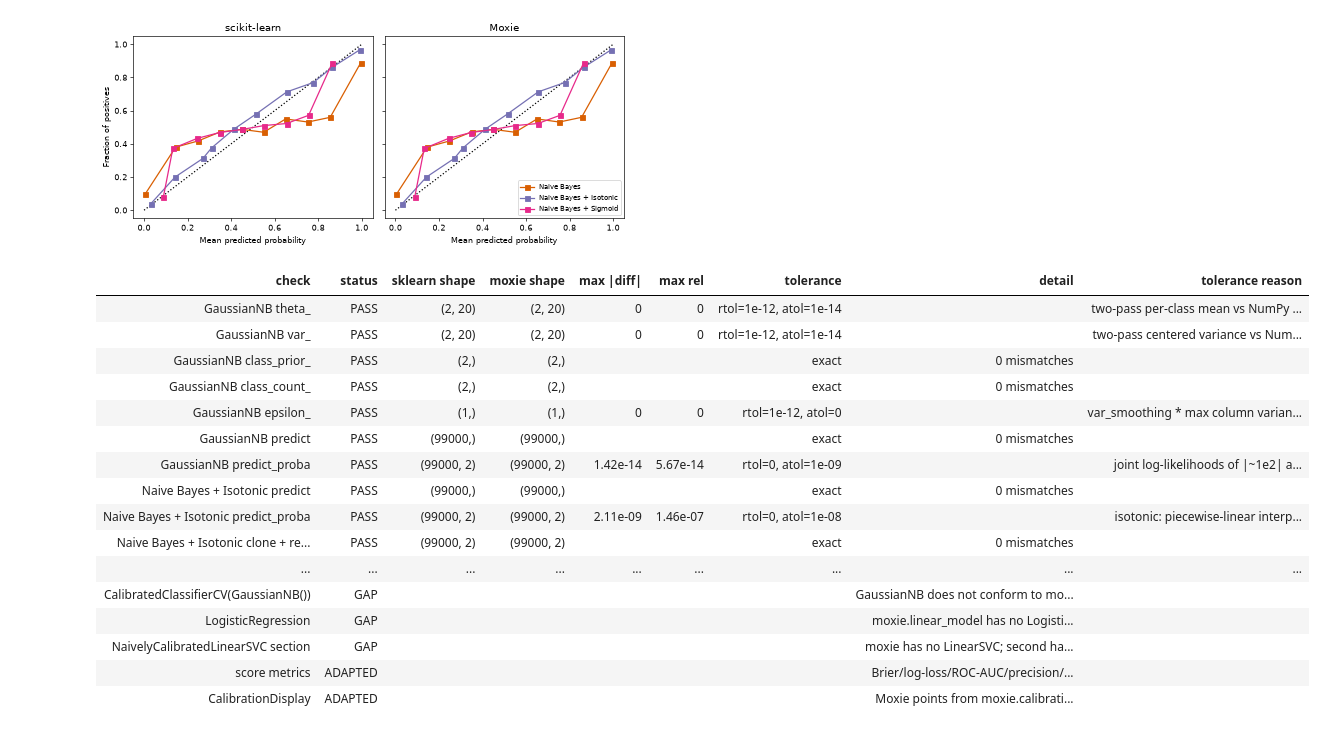
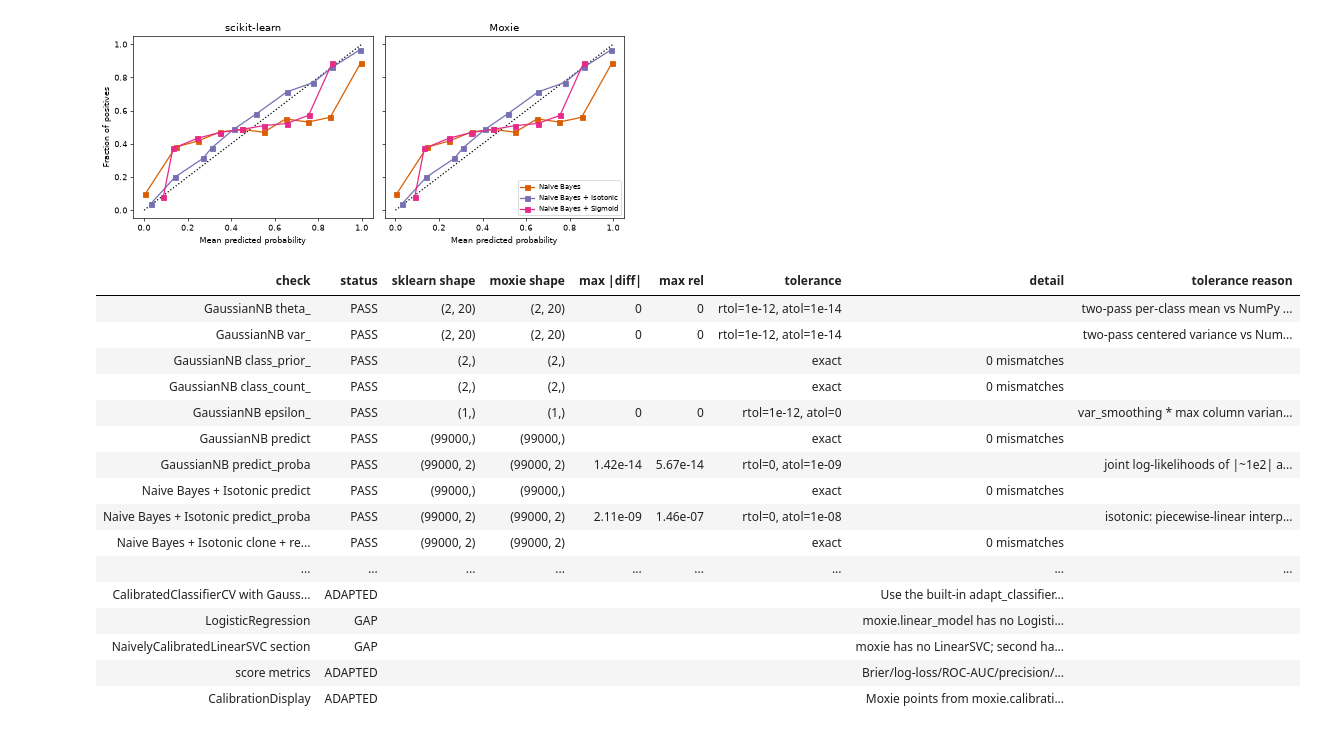
Before and after one commit to idlab-discover/moxie, a Jupyter notebook: notebooks/naive_bayes/plot_calibration_curve.ipynb, the cells around one changed output. Saved outputs shown, nothing was run; the diff lists cells and outputs as text; code cells hidden in the pictures.

Commit message:
feat(naive_bayes): adapt dense classifiers for calibration

```diff
--- a/notebooks/naive_bayes/plot_calibration_curve.ipynb
+++ b/notebooks/naive_bayes/plot_calibration_curve.ipynb
@@ -289,37 +243,36 @@ for name in ["Naive Bayes + Isotonic", "Naive Bayes + Sigmoid"]:
                reason="isotonic: piecewise-linear interpolation of the same GaussianNB probabilities; sigmoid: "
                       "Platt scaling fitted by an iterative optimizer (L-BFGS, tolerance-bounded) on each fold")
     nb.compare(f"{name} clone + refit predict_proba", mx[f"{tag}_proba"], mx[f"{tag}_refit_proba"], exact=True)
 for name, tag in tags.items():
     nb.compare(f"{name} calibration_curve prob_true", sk_curves[name][0], mx[f"{tag}_prob_true"], rtol=1e-9, atol=1e-9,
                reason="bin fractions; equal unless a probability sits on a bin edge")
     nb.compare(f"{name} calibration_curve prob_pred", sk_curves[name][1], mx[f"{tag}_prob_pred"], rtol=1e-8, atol=1e-8,
                reason="bin means of probabilities that themselves carry the tolerances above")
 nb.compare("score table (Brier, log loss, ROC AUC, precision, recall, F1)", score_df.loc[list(tags)].to_numpy(),
            mx_df.to_numpy(), rtol=1e-6, atol=1e-7, reason="metrics of the probabilities compared above")
-nb.note("CalibratedClassifierCV(GaussianNB())", "GAP",
-        "GaussianNB does not conform to moxie.calibration.CalibrationEstimator; the notebook writes a 40-line "
-        "forwarding adapter. Owners: naive_bayes/calibration (ship adapters or a generic probability bridge).")
+nb.note("CalibratedClassifierCV with GaussianNB", "ADAPTED",
+        "Use the built-in adapt_classifier wrapper with the default GaussianNB specialization.")
 nb.note("LogisticRegression", "GAP", "moxie.linear_model has no LogisticRegression (linear_model family).")
 nb.note("NaivelyCalibratedLinearSVC section", "GAP", "moxie has no LinearSVC; second half of the example not reproduced.")
 nb.note("score metrics", "ADAPTED", "Brier/log-loss/ROC-AUC/precision/recall/F1 computed in Python from Moxie outputs; "
         "Moxie has no metrics module.")
 nb.note("CalibrationDisplay", "ADAPTED", "Moxie points from moxie.calibration.calibration_curve, plotted with Matplotlib.")
 nb.report()
 nb.assert_parity()
 # %% [output]
 | check | status | sklearn shape | moxie shape | max |diff| | max rel | tolerance | detail | tolerance reason |
 | GaussianNB theta_ | PASS | (2, 20) | (2, 20) | 0 | 0 | rtol=1e-12, atol=1e-14 |  | two-pass per-class mean vs NumPy ... |
 | GaussianNB var_ | PASS | (2, 20) | (2, 20) | 0 | 0 | rtol=1e-12, atol=1e-14 |  | two-pass centered variance vs Num... |
 | GaussianNB class_prior_ | PASS | (2,) | (2,) |  |  | exact | 0 mismatches |  |
 | GaussianNB class_count_ | PASS | (2,) | (2,) |  |  | exact | 0 mismatches |  |
 | GaussianNB epsilon_ | PASS | (1,) | (1,) | 0 | 0 | rtol=1e-12, atol=0 |  | var_smoothing * max column varian... |
 | GaussianNB predict | PASS | (99000,) | (99000,) |  |  | exact | 0 mismatches |  |
 | GaussianNB predict_proba | PASS | (99000, 2) | (99000, 2) | 1.42e-14 | 5.67e-14 | rtol=0, atol=1e-09 |  | joint log-likelihoods of |~1e2| a... |
 | Naive Bayes + Isotonic predict | PASS | (99000,) | (99000,) |  |  | exact | 0 mismatches |  |
 | Naive Bayes + Isotonic predict_proba | PASS | (99000, 2) | (99000, 2) | 2.11e-09 | 1.46e-07 | rtol=0, atol=1e-08 |  | isotonic: piecewise-linear interp... |
 | Naive Bayes + Isotonic clone + re... | PASS | (99000, 2) | (99000, 2) |  |  | exact | 0 mismatches |  |
 | ... | ... | ... | ... | ... | ... | ... | ... | ... |
-| CalibratedClassifierCV(GaussianNB()) | GAP |  |  |  |  |  | GaussianNB does not conform to mo... |  |
+| CalibratedClassifierCV with Gauss... | ADAPTED |  |  |  |  |  | Use the built-in adapt_classifier... |  |
 | LogisticRegression | GAP |  |  |  |  |  | moxie.linear_model has no Logisti... |  |
 | NaivelyCalibratedLinearSVC section | GAP |  |  |  |  |  | moxie has no LinearSVC; second ha... |  |
 | score metrics | ADAPTED |  |  |  |  |  | Brier/log-loss/ROC-AUC/precision/... |  |
```
Also changed, not shown: parts of 3 cells of this notebook, 6 other files.
